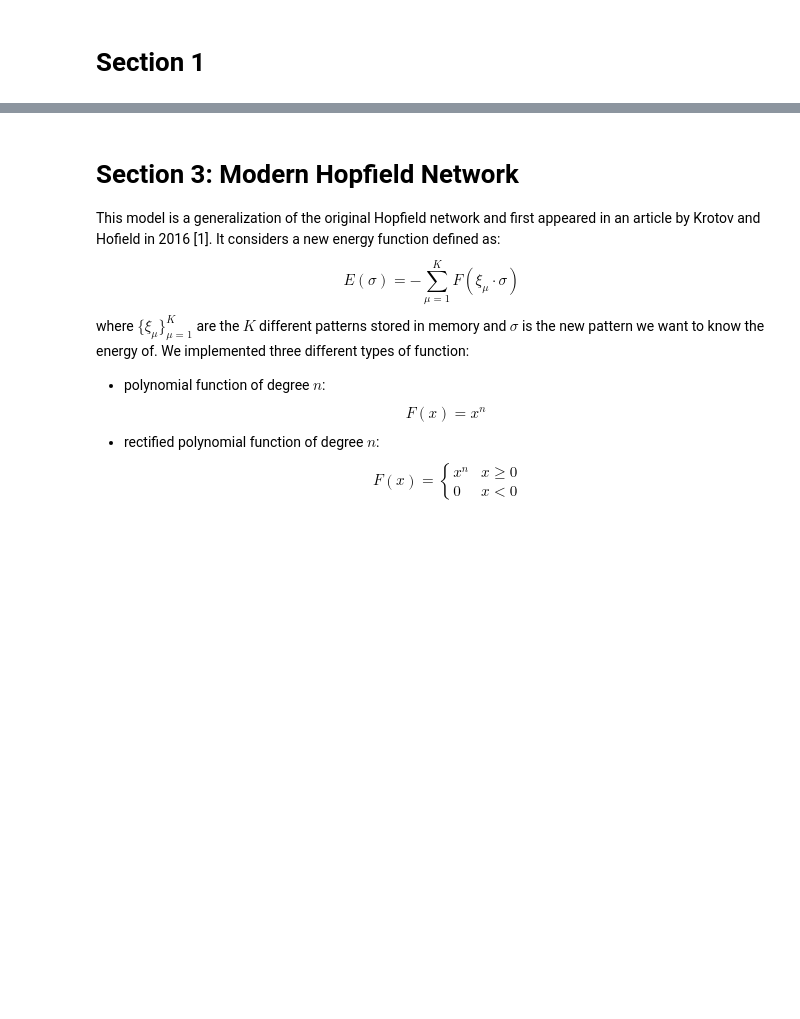
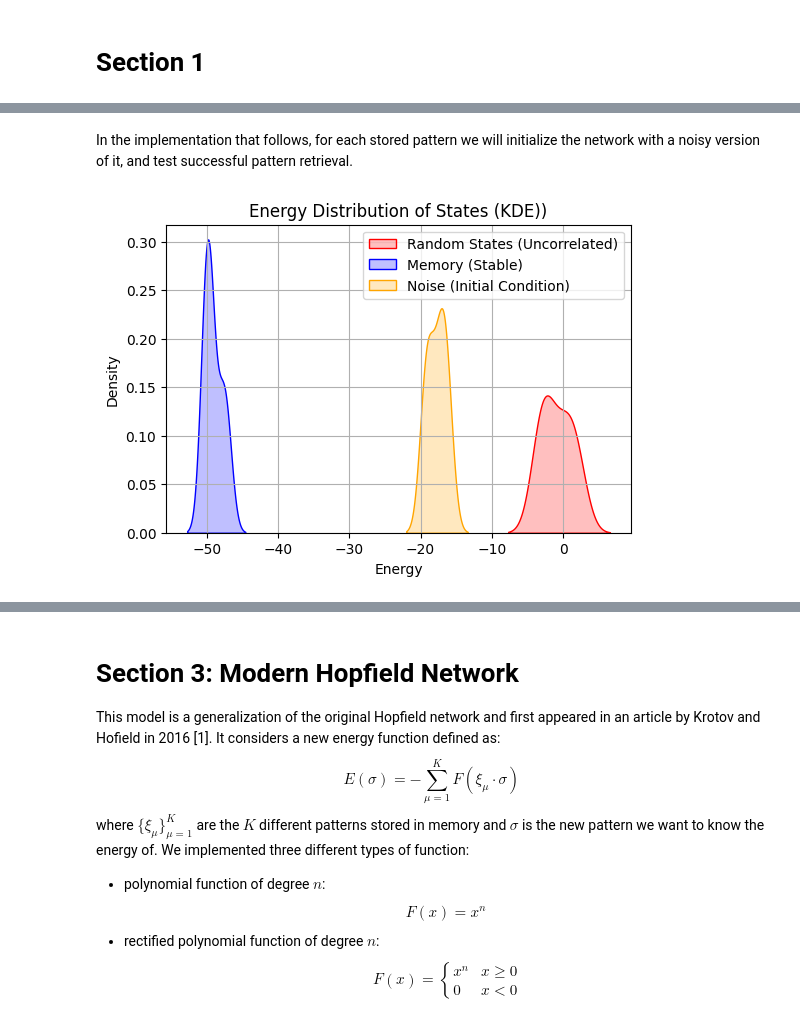
Before and after one commit to edoardo-damore/hopfield_model_and_data_reconstruction, a Jupyter notebook: hopfield_model_and_data_reconstruction.ipynb, the cells around one changed output, grey strips where cells are left out. Drawn from its saved outputs; the diff is of its cells as text; code cells hidden in the pictures; blank space fills up the shorter version.

```diff
--- a/hopfield_model_and_data_reconstruction.ipynb
+++ b/hopfield_model_and_data_reconstruction.ipynb
@@ -13,0 +49,2 @@ colormap = cm.tab10
+# %% [markdown]
+In the implementation that follows, for each stored pattern we will initialize the network with a noisy version of it, and test successful pattern retrieval.
@@ -13,0 +194,24 @@ colormap = cm.tab10
+# %%
+def generate_my_patterns(N, P):
+    my_p = np.array([
+        [np.where(np.cos(x) > 0.1, 1, -1) for x in range(N)],
+        [np.where(np.sin(x) > 0.85, 1, -1) for x in range(N)],
+        [np.where(np.log(x) > 4, 1, -1) for x in range(1, N+1)]
+    ])
+    return np.concatenate((my_p, generate_random_patterns(N, P=P-3)), axis=0)
+
+N, P, noise = 100, 6, 0.2
+my_patterns = generate_my_patterns(N, P)
+my_noisy_patterns = np.array([noisify(p, noise) for p in my_patterns])
+# %%
+J = weight_matrix(my_patterns)
+stored_energies = [energy_func(p, J) for p in my_patterns]
+noisy_energies = [energy_func(p, J) for p in my_noisy_patterns]
+random_states = generate_random_patterns(N, P)
+random_energies = [energy_func(p, J) for p in random_states]
+
+plt.figure(figsize=(6, 4))
+sns.kdeplot(random_energies,   label="Random States (Uncorrelated)", color="red", fill=True)
+visualize_energy_distribution(my_patterns, my_noisy_patterns, J)
+# %% [output]
+[figure, added]
```
Also changed, not shown: parts of 136 cells of this notebook.
